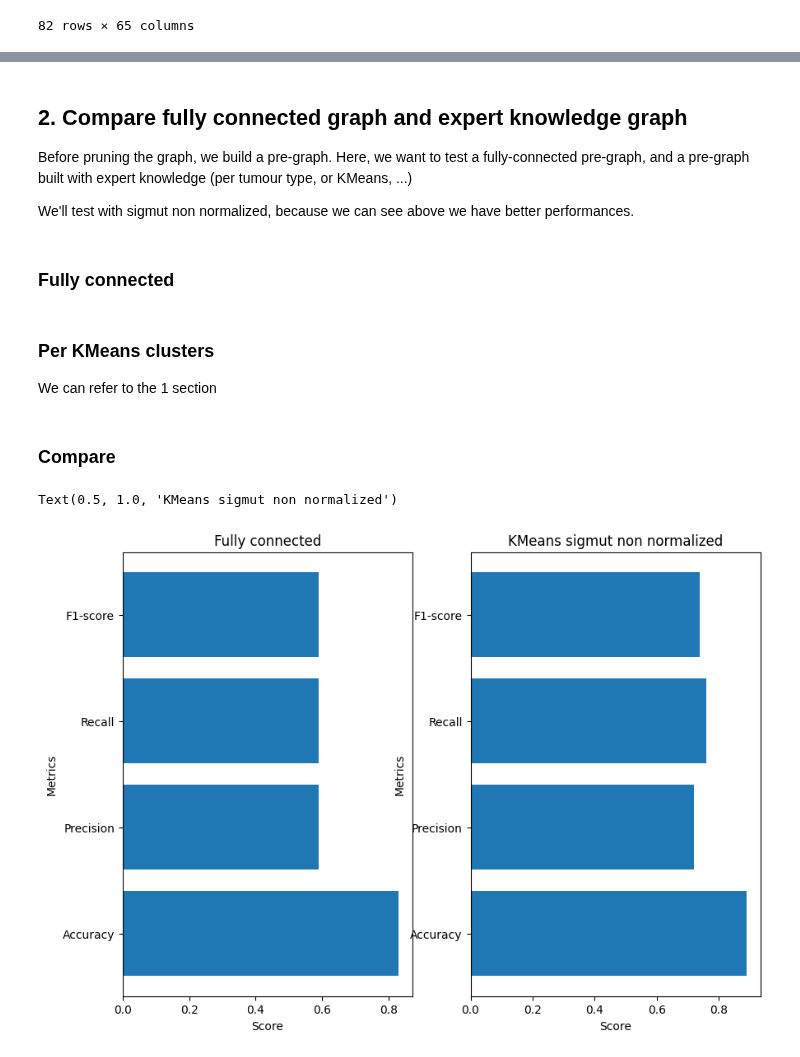
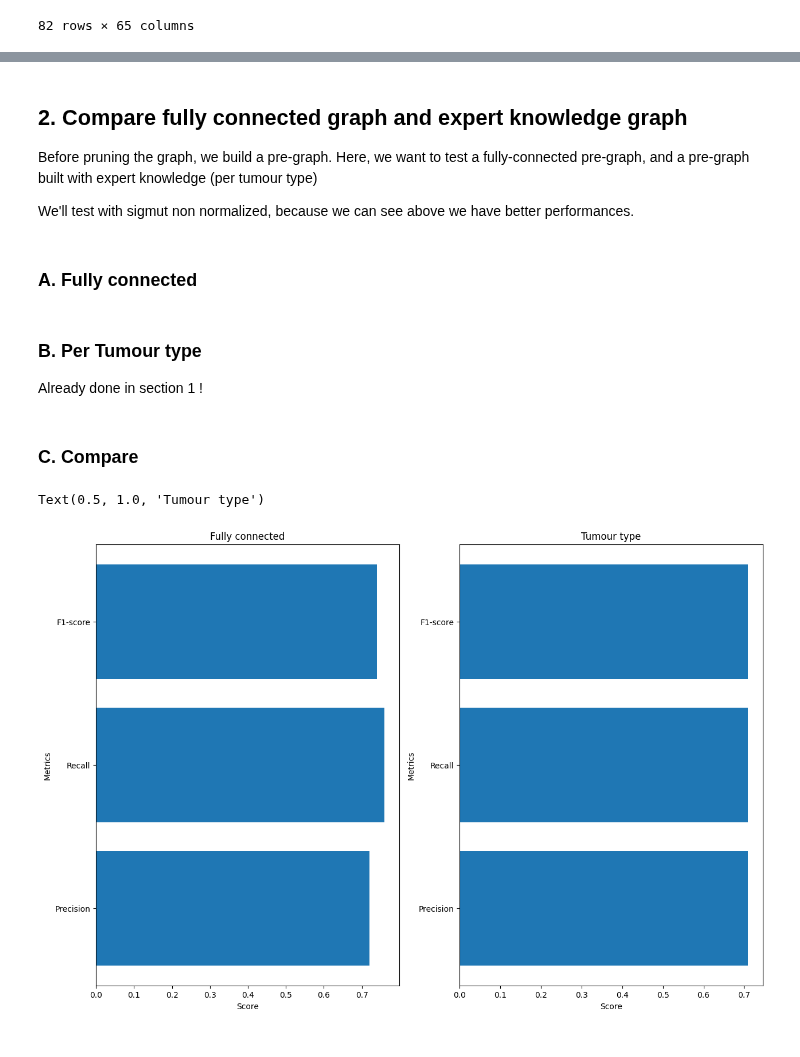
Before and after one commit to Arthur8754/mutational-signatures, a Jupyter notebook: comparisons.ipynb, the cells around one changed output, grey strips where cells are left out. Cells and saved outputs as stored; diff of their text form; code cells hidden in the pictures.

```diff
--- a/comparisons.ipynb
+++ b/comparisons.ipynb
@@ -153,3 +151,9 @@ test_scores_gcn_sigmut_non_normalized_kmeans_euclidean, test_classes_gcn_sigmut_
+# %%
+## Group (tumour type) to build pre-graph
+group_sigmut = df_sigmut["Tumour type"].to_numpy()
+
+## Leave one out CV
+test_scores_gcn_sigmut_non_normalized, test_classes_gcn_sigmut_non_normalized,params_conv_sigmut_non_normalized,params_linear_sigmut_non_normalized = gcn_manager_sigmut_non_normalized.leave_one_out_cross_validation(X_sigmut_non_normalized, y_sigmut, group_sigmut, 50, "euclidean", 3)
 # %%
 # Take the absolute value
 weights_conv_sigmut_non_normalized = np.absolute(np.mean(params_conv_sigmut_non_normalized[0].detach().numpy(),axis=1))
@@ -233,16 +214,16 @@ plt.subplots_adjust(hspace=0.3)
 # %%
 ## No sigmut
-acc_gcn_no_sigmut_kmeans_euclidean, pre_gcn_no_sigmut_kmeans_euclidean, rec_gcn_no_sigmut_kmeans_euclidean, f1_gcn_no_sigmut_kmeans_euclidean = ClassificationMetrics.eval_metrics_from_conf_matrix(y_no_sigmut, test_classes_gcn_no_sigmut_kmeans_euclidean)
-fpr_gcn_no_sigmut_kmeans_euclidean, tpr_gcn_no_sigmut_kmeans_euclidean, thresholds_gcn_no_sigmut_kmeans_euclidean = ClassificationMetrics.compute_roc_curve(y_no_sigmut, test_scores_gcn_no_sigmut_kmeans_euclidean)
-auc_gcn_no_sigmut_kmeans_euclidean = ClassificationMetrics.compute_auc(y_no_sigmut, test_scores_gcn_no_sigmut_kmeans_euclidean)
+pre_gcn_no_sigmut, rec_gcn_no_sigmut, f1_gcn_no_sigmut = ClassificationMetrics.eval_metrics_from_conf_matrix(y_no_sigmut, test_classes_gcn_no_sigmut)
+fpr_gcn_no_sigmut, tpr_gcn_no_sigmut, thresholds_gcn_no_sigmut = ClassificationMetrics.compute_roc_curve(y_no_sigmut, test_scores_gcn_no_sigmut)
+auc_gcn_no_sigmut = ClassificationMetrics.compute_auc(y_no_sigmut, test_scores_gcn_no_sigmut)
 
 ## Sigmut non normalized
-acc_gcn_sigmut_non_normalized_kmeans_euclidean, pre_gcn_sigmut_non_normalized_kmeans_euclidean, rec_gcn_sigmut_non_normalized_kmeans_euclidean, f1_gcn_sigmut_non_normalized_kmeans_euclidean = ClassificationMetrics.eval_metrics_from_conf_matrix(y_sigmut, test_classes_gcn_sigmut_non_normalized_kmeans_euclidean)
-fpr_gcn_sigmut_kmeans_non_normalized_euclidean, tpr_gcn_sigmut_kmeans_non_normalized_euclidean, thresholds_gcn_sigmut_non_normalized_kmeans_euclidean = ClassificationMetrics.compute_roc_curve(y_sigmut, test_scores_gcn_sigmut_non_normalized_kmeans_euclidean)
-auc_gcn_sigmut_kmeans_non_normalized_euclidean = ClassificationMetrics.compute_auc(y_sigmut, test_scores_gcn_sigmut_non_normalized_kmeans_euclidean)
+pre_gcn_sigmut_non_normalized, rec_gcn_sigmut_non_normalized, f1_gcn_sigmut_non_normalized = ClassificationMetrics.eval_metrics_from_conf_matrix(y_sigmut, test_classes_gcn_sigmut_non_normalized)
+fpr_gcn_sigmut_non_normalized, tpr_gcn_sigmut_non_normalized, thresholds_gcn_sigmut_non_normalized = ClassificationMetrics.compute_roc_curve(y_sigmut, test_scores_gcn_sigmut_non_normalized)
+auc_gcn_sigmut_non_normalized = ClassificationMetrics.compute_auc(y_sigmut, test_scores_gcn_sigmut_non_normalized)
 
 ## Sigmut normalized
-acc_gcn_sigmut_normalized_kmeans_euclidean, pre_gcn_sigmut_normalized_kmeans_euclidean, rec_gcn_sigmut_normalized_kmeans_euclidean, f1_gcn_sigmut_normalized_kmeans_euclidean = ClassificationMetrics.eval_metrics_from_conf_matrix(y_sigmut, test_classes_gcn_sigmut_normalized_kmeans_euclidean)
-fpr_gcn_sigmut_kmeans_normalized_euclidean, tpr_gcn_sigmut_kmeans_normalized_euclidean, thresholds_gcn_sigmut_normalized_kmeans_euclidean = ClassificationMetrics.compute_roc_curve(y_sigmut, test_scores_gcn_sigmut_normalized_kmeans_euclidean)
-auc_gcn_sigmut_kmeans_normalized_euclidean = ClassificationMetrics.compute_auc(y_sigmut, test_scores_gcn_sigmut_normalized_kmeans_euclidean)
+pre_gcn_sigmut_normalized, rec_gcn_sigmut_normalized, f1_gcn_sigmut_normalized = ClassificationMetrics.eval_metrics_from_conf_matrix(y_sigmut, test_classes_gcn_sigmut_normalized)
+fpr_gcn_sigmut_normalized, tpr_gcn_sigmut_normalized, thresholds_gcn_sigmut_normalized = ClassificationMetrics.compute_roc_curve(y_sigmut, test_scores_gcn_sigmut_normalized)
+auc_gcn_sigmut_normalized = ClassificationMetrics.compute_auc(y_sigmut, test_scores_gcn_sigmut_normalized)
 # %%
@@ -288,10 +269,10 @@ Text(0, 0.6, 'AUC sigmut normalized : 0.93')
 # %% [markdown]
 ## 2. Compare fully connected graph and expert knowledge graph
-Before pruning the graph, we build a pre-graph. Here, we want to test a fully-connected pre-graph, and a pre-graph built with expert knowledge (per tumour type, or KMeans, ...)
+Before pruning the graph, we build a pre-graph. Here, we want to test a fully-connected pre-graph, and a pre-graph built with expert knowledge (per tumour type)
 
 We'll test with sigmut non normalized, because we can see above we have better performances.
 # %% [markdown]
-### Fully connected
+### A. Fully connected
 # %%
 # All patients in the same group
 group_fully_connected = np.array([0 for k in range(df_sigmut.shape[0])])
@@ -302,37 +283,32 @@ gcn_clf_fully_connected = GCNClassifier(len(features_name_sigmut))
 # Instanciate the GCN train-test manager
 gcn_manager_fully_connected = GCNClassifierTrainTestManager(gcn_clf_fully_connected)
 # %%
-test_scores_gcn_fully_connected, test_classes_gcn_fully_connected = gcn_manager_fully_connected.leave_one_out_cross_validation(X_sigmut_non_normalized, y_sigmut, group_fully_connected, 50, "euclidean", 3)
+test_scores_gcn_fully_connected, test_classes_gcn_fully_connected, params_conv_fc, params_linear_fc = gcn_manager_fully_connected.leave_one_out_cross_validation(X_sigmut_non_normalized, y_sigmut, group_fully_connected, 50, "euclidean", 3)
-# %% [markdown]
-### Per KMeans clusters
-We can refer to the 1 section
+# %% [markdown]
+### B. Per Tumour type
+Already done in section 1 !
 # %% [markdown]
-### Compare
+### C. Compare
 # %%
 ## Fully connected
-acc_gcn_fully_connected, pre_gcn_fully_connected, rec_gcn_fully_connected, f1_gcn_fully_connected = ClassificationMetrics.eval_metrics_from_conf_matrix(y_sigmut, test_classes_gcn_fully_connected)
+pre_gcn_fully_connected, rec_gcn_fully_connected, f1_gcn_fully_connected = ClassificationMetrics.eval_metrics_from_conf_matrix(y_sigmut, test_classes_gcn_fully_connected)
 fpr_gcn_fully_connected, tpr_gcn_fully_connected, thresholds_gcn_fully_connected = ClassificationMetrics.compute_roc_curve(y_sigmut, test_scores_gcn_fully_connected)
 auc_gcn_fully_connected = ClassificationMetrics.compute_auc(y_sigmut, test_scores_gcn_fully_connected)
-
-## KMeans
-acc_gcn_sigmut_non_normalized_kmeans_euclidean, pre_gcn_sigmut_non_normalized_kmeans_euclidean, rec_gcn_sigmut_non_normalized_kmeans_euclidean, f1_gcn_sigmut_non_normalized_kmeans_euclidean = ClassificationMetrics.eval_metrics_from_conf_matrix(y_sigmut, test_classes_gcn_sigmut_non_normalized_kmeans_euclidean)
-fpr_gcn_sigmut_kmeans_non_normalized_euclidean, tpr_gcn_sigmut_kmeans_non_normalized_euclidean, thresholds_gcn_sigmut_non_normalized_kmeans_euclidean = ClassificationMetrics.compute_roc_curve(y_sigmut, test_scores_gcn_sigmut_non_normalized_kmeans_euclidean)
-auc_gcn_sigmut_kmeans_non_normalized_euclidean = ClassificationMetrics.compute_auc(y_sigmut, test_scores_gcn_sigmut_non_normalized_kmeans_euclidean)
 # %%
-fig, ax = plt.subplots(1,2,figsize=(10,7))
+fig, ax = plt.subplots(1,2,figsize=(15,10))
 
-ax[0].barh(["Accuracy","Precision","Recall","F1-score"],[acc_gcn_fully_connected, pre_gcn_fully_connected, rec_gcn_fully_connected, f1_gcn_fully_connected])
+ax[0].barh(["Precision","Recall","F1-score"],[pre_gcn_fully_connected, rec_gcn_fully_connected, f1_gcn_fully_connected])
 ax[0].set_xlabel("Score")
 ax[0].set_ylabel("Metrics")
 ax[0].set_title("Fully connected")
 
-ax[1].barh(["Accuracy","Precision","Recall","F1-score"],[acc_gcn_sigmut_non_normalized_kmeans_euclidean, pre_gcn_sigmut_non_normalized_kmeans_euclidean, rec_gcn_sigmut_non_normalized_kmeans_euclidean, f1_gcn_sigmut_non_normalized_kmeans_euclidean])
+ax[1].barh(["Precision","Recall","F1-score"],[pre_gcn_sigmut_non_normalized, rec_gcn_sigmut_non_normalized, f1_gcn_sigmut_non_normalized])
 ax[1].set_xlabel("Score")
 ax[1].set_ylabel("Metrics")
-ax[1].set_title("KMeans sigmut non normalized")
+ax[1].set_title("Tumour type")
 # %% [output]
-Text(0.5, 1.0, 'KMeans sigmut non normalized')
+Text(0.5, 1.0, 'Tumour type')
-[figure, old version]
+[figure, new version]
 # %%
 fig, ax = plt.subplots(figsize=(10,7))
 x = np.linspace(0,1,100)
```
Also changed, not shown: parts of 49 cells of this notebook, 1 other file.
